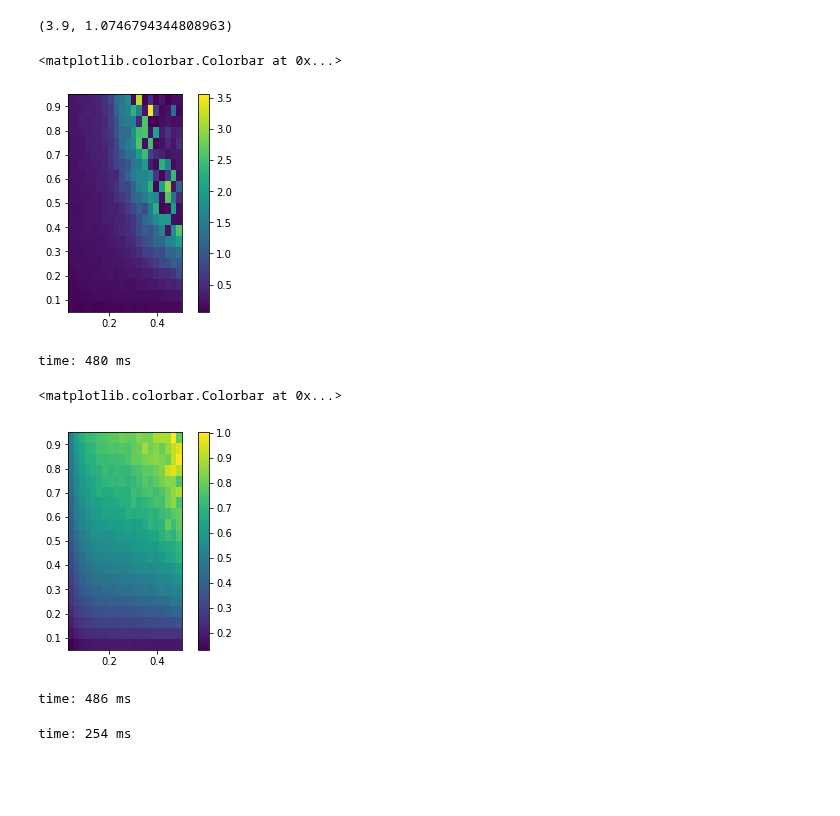
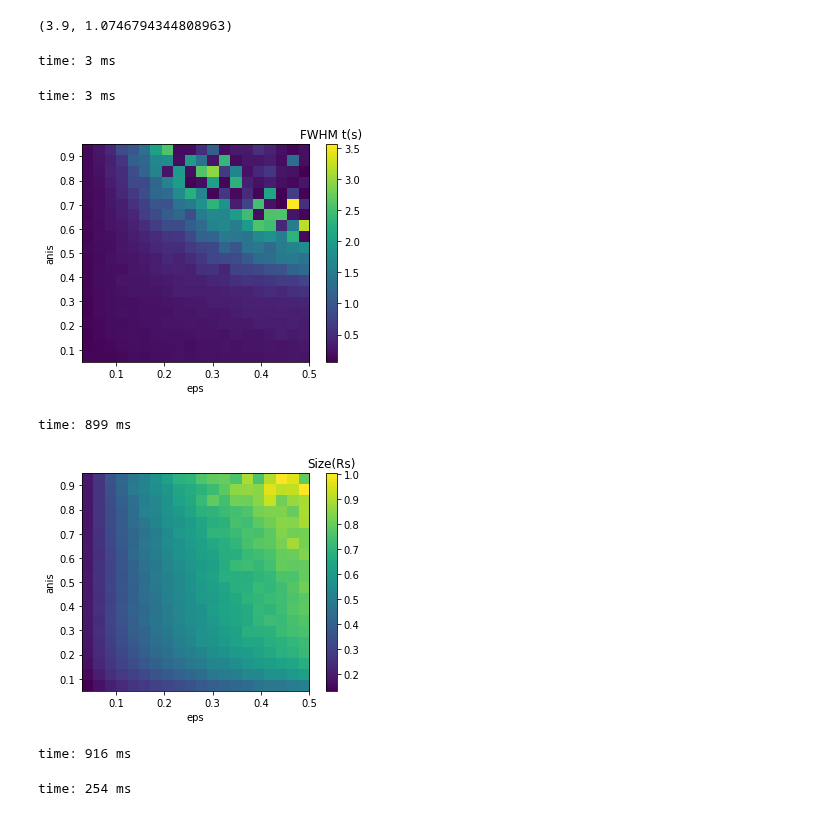
Before and after one commit to peijin94/SunRay, a Jupyter notebook: ray_statistical.ipynb, the cells around one changed output. Cells and saved outputs as stored; diff of their text form; code cells hidden in the pictures; blank space fills up the shorter version.

Commit message:
curve fit for t

```diff
--- a/ray_statistical.ipynb
+++ b/ray_statistical.ipynb
@@ -143,31 +143,48 @@ r=0.95
 (3.9, 1.0746794344808963)
 # %%
 import numpy as np
-data_par  = np.load('parset.npz')
+data_par  = np.load('parset0.npz')
+# %% [output]
+time: 3 ms
 # %%
 res = data_par.f.arr_0
+# %% [output]
+time: 3 ms
 # %%
 
 arr_eps   = np.linspace(0.03,0.5,20)
 arr_alpha = np.linspace(0.05,0.95,20)
 
-plt.imshow(res[0],origin='lower',extent=[np.min(arr_eps),np.max(arr_eps),np.min(arr_alpha),np.max(arr_alpha)])
-plt.colorbar()
+plt.imshow(res[0].T,origin='lower',extent=[np.min(arr_eps),np.max(arr_eps),np.min(arr_alpha),np.max(arr_alpha)])
+cbar = plt.colorbar()
+cbar.ax.set_title('FWHM t(s)')
+
+ax = plt.gca()
+ax.set_xlabel('eps')
+ax.set_ylabel('anis')
+
+ax.set_aspect(1/2)
 #plt.gca().set_xticks(range(len(arr_eps)))
 #plt.gca().set_yticks(range(len(arr_eps)))
 #plt.gca().set_yticklabels(arr_alpha)
 #plt.gca().set_xticklabels(np.round(arr_eps*100))
 # %% [output]
+[figure, new version]
-<matplotlib.colorbar.Colorbar at 0x...>
+time: 899 ms
-[figure, old version]
-time: 480 ms
 # %%
-plt.imshow(res[1],origin='lower',extent=[np.min(arr_eps),np.max(arr_eps),np.min(arr_alpha),np.max(arr_alpha)])
-plt.colorbar()
+plt.close('all')
+
+plt.imshow(res[1].T, origin='lower', extent=[np.min(arr_eps),np.max(arr_eps),np.min(arr_alpha),np.max(arr_alpha)])
+cbar = plt.colorbar()
+cbar.ax.set_title('Size(Rs)')
+
+ax = plt.gca()
+ax.set_xlabel('eps')
+ax.set_ylabel('anis')
+ax.set_aspect(1/2)
 # %% [output]
+[figure, new version]
-<matplotlib.colorbar.Colorbar at 0x...>
+time: 916 ms
-[figure, old version]
-time: 486 ms
 # %%
 #single test
 
```
Also changed, not shown: parts of 4 cells of this notebook, 2 other files.
